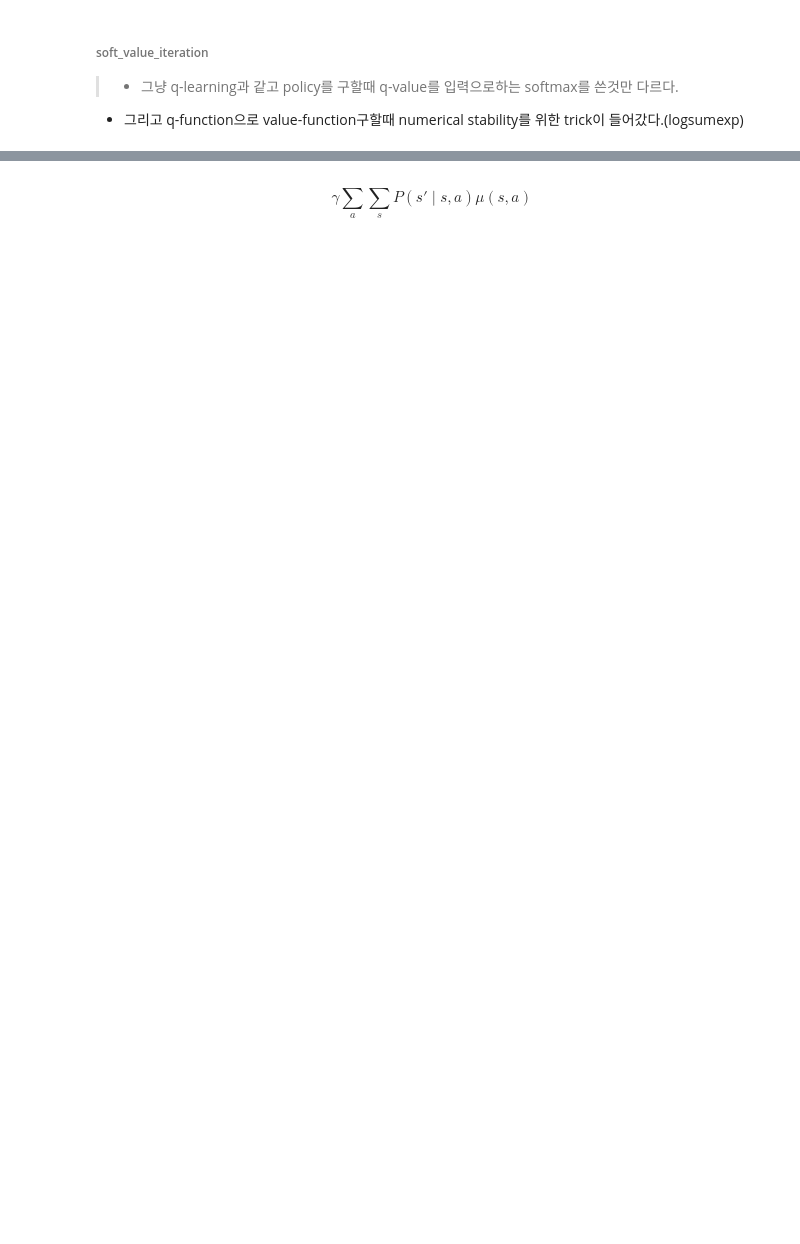
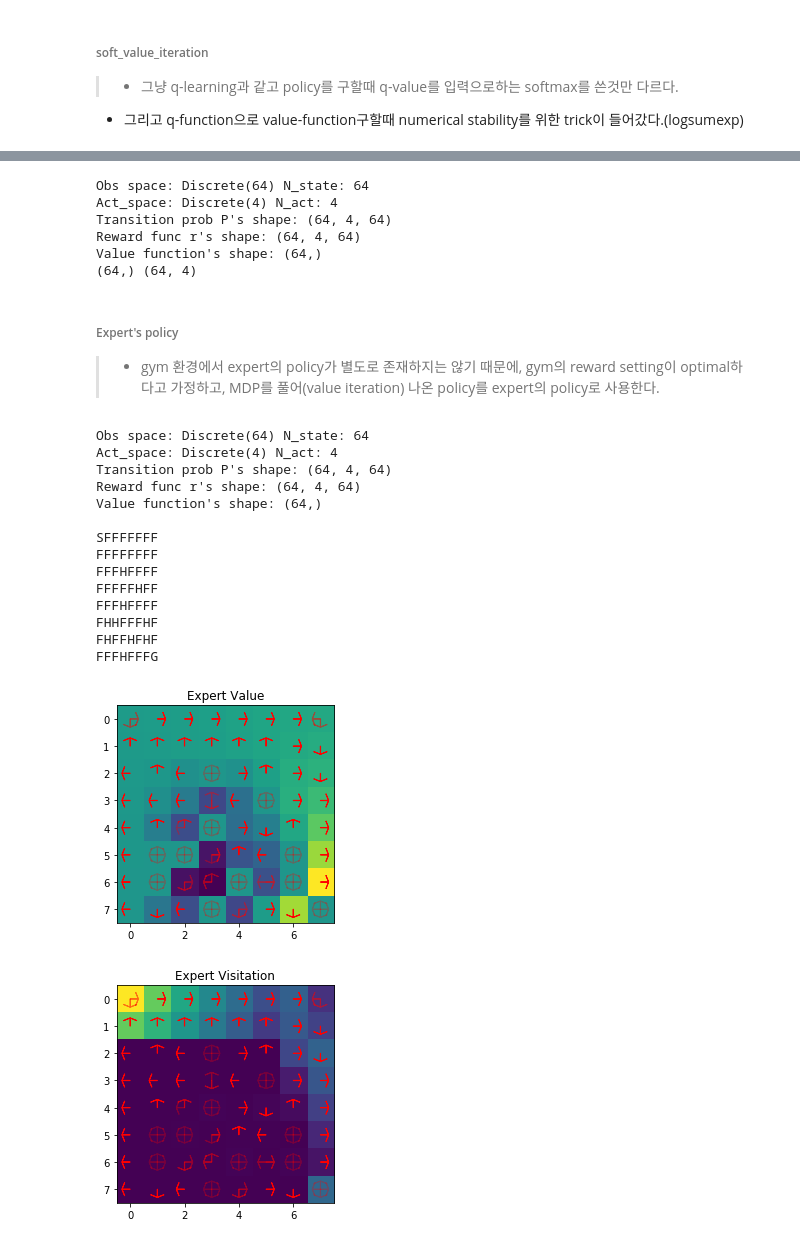
Before and after one commit to notyetend/pg, a Jupyter notebook: stat_RL/my__maximum_entropy_irl.ipynb, the cells around one changed output, grey strips where cells are left out. Drawn from its saved outputs; the diff is of its cells as text; code cells hidden in the pictures; blank space fills up the shorter version.

```diff
--- a/stat_RL/my__maximum_entropy_irl.ipynb
+++ b/stat_RL/my__maximum_entropy_irl.ipynb
@@ -135,9 +248,64 @@ def get_visitation(env, policy, gamma=0.99, epsilon=1e-6):
     d = np.zeros((n_state,))  # vector with n_state length
     d[0] = 1  #
 
-    mu_s = np.zeros((n_state,))
-    mu_s[0] = 1
+    rho_s = np.zeros((n_state,))
+    rho_s[0] = 1
     while True:
-        mu_sa =
+        rho_sa = policy * np.tile(rho_s[:, np.newaxis], reps=(1, n_act))
+        rho_s_prime = d + gamma * np.sum(np.sum(P * np.tile(rho_sa[:, :, np.newaxis], reps=(1, 1, n_state)), axis=0), axis=0)
+        dist = np.max(np.abs(rho_s - rho_s_prime))
+        rho_s = rho_s_prime
+        if dist < epsilon:
+            break
+
+    rho_sa = policy * np.tile(rho_s[:, np.newaxis], reps=(1, n_act))
+
+    return rho_s, rho_sa
-# %% [markdown]
-$$\gamma  \sum_a \sum_s P(s' \mid s, a) \mu(s, a)$$
+# %%
+# test code
+
+gamma = 0.95
+expert_policy, _ = soft_value_iteration(env, gamma=gamma)  # env knows expert's reward setting
+_rho_s, _rho_sa = get_visitation(env, expert_policy, gamma=gamma)
+print(_rho_s.shape, _rho_sa.shape)
+# %% [output]
+Obs space: Discrete(64) N_state: 64
+Act_space: Discrete(4) N_act: 4
+Transition prob P's shape: (64, 4, 64)
+Reward func r's shape: (64, 4, 64)
+Value function's shape: (64,)
+(64,) (64, 4)
+# %% [markdown]
+###### Expert's policy
+> - gym 환경에서 expert의 policy가 별도로 존재하지는 않기 때문에, gym의 reward setting이 optimal하다고 가정하고, MDP를 풀어(value iteration) 나온 policy를 expert의 policy로 사용한다.
+# %%
+gamma = 0.95
+expert_policy, _ = soft_value_iteration(env, gamma=gamma)
+# 2nd return value is expert's value function that is calculated with soft bellman equation.
+# so it is differ from return value of policy_evaluation given expert's policy
+
+expert_value = policy_evaluation(env, expert_policy, gamma=gamma)
+expert_rho_s, expert_rho_sa = get_visitation(env, expert_policy, gamma=gamma)
+
+env.reset()
+env.render()
+
+plot_results(expert_policy, expert_value, title='Expert Value')
+plot_results(expert_policy, expert_rho_s, title='Expert Visitation')
+# %% [output]
+Obs space: Discrete(64) N_state: 64
+Act_space: Discrete(4) N_act: 4
+Transition prob P's shape: (64, 4, 64)
+Reward func r's shape: (64, 4, 64)
+Value function's shape: (64,)
+
+SFFFFFFF
+FFFFFFFF
+FFFHFFFF
+FFFFFHFF
+FFFHFFFF
+FHHFFFHF
+FHFFHFHF
+FFFHFFFG
+[figure, added]
+[figure, added]
```
Also changed, not shown: parts of 15 cells of this notebook.
